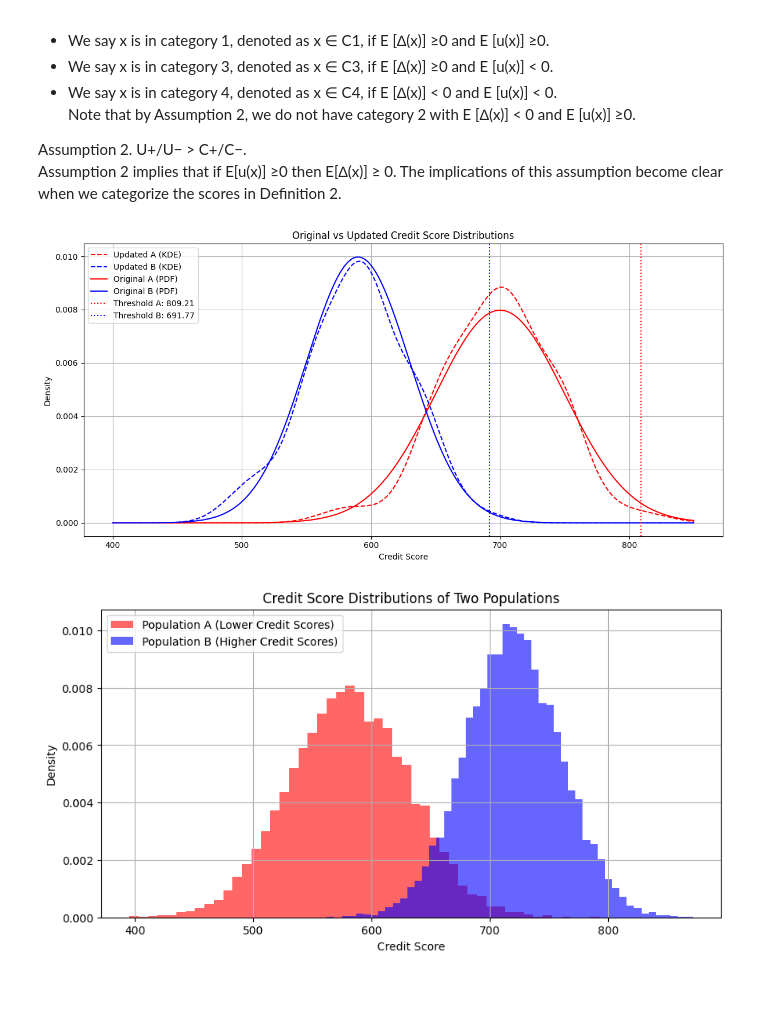
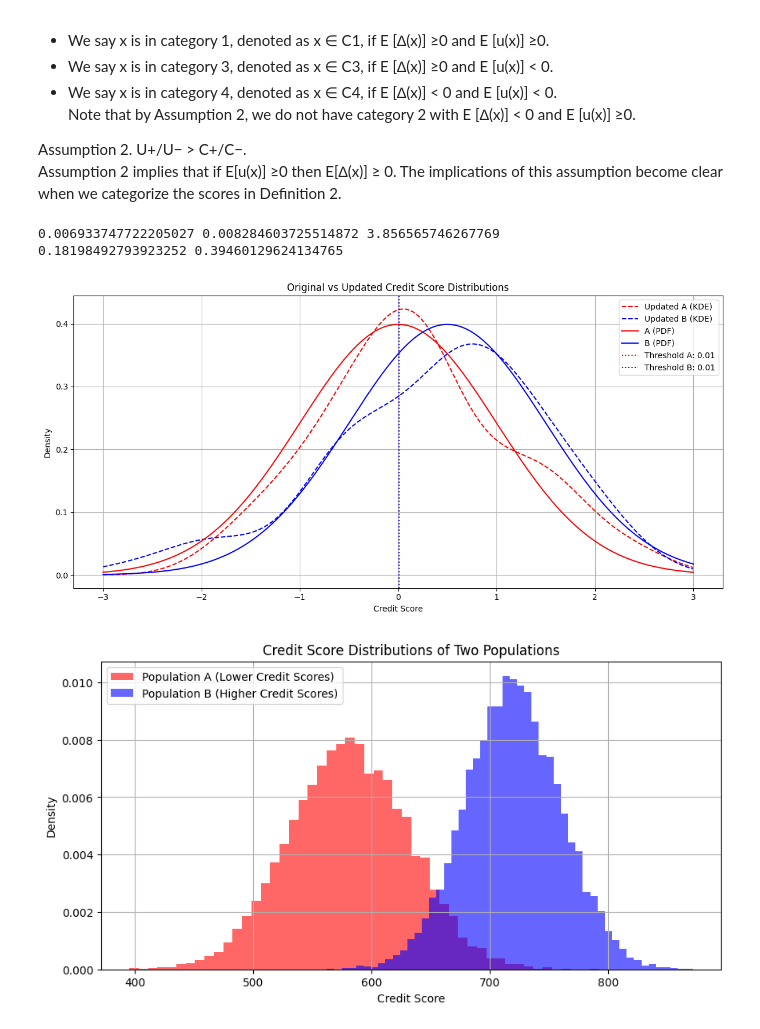
Before and after one commit to joeljins/RoAR, a Jupyter notebook: fairness.ipynb, the cells around one changed output. Drawn from its saved outputs; the diff is of its cells as text; code cells hidden in the pictures; blank space fills up the shorter version.

```diff
--- a/fairness.ipynb
+++ b/fairness.ipynb
@@ -54,8 +54,8 @@ def fair_opt_step(A, B, u_plus, u_minus, c_plus, c_minus, alpha):
     b_threshholds = np.sort(B)
     max_util =  -np.inf
     opt_a, opt_b = None, None
-    updated_samples = None
-    prob = 0.40
+    updated_samples = (A, B)
+    prob = 0.4
 
     w_a = len(A) / (len(A) + len(B))
     w_b = len(B) / (len(A) + len(B))
@@ -78,7 +78,7 @@ def fair_opt_step(A, B, u_plus, u_minus, c_plus, c_minus, alpha):
             b = []
             for sample in B:
                 w = sample + expected(sample, c_plus, c_minus)
-                if w < i:
+                if w < j:
                     b.append(sample)
                 elif sample == j:
                     if np.random.rand() < prob:
@@ -98,56 +98,63 @@ def fair_opt_step(A, B, u_plus, u_minus, c_plus, c_minus, alpha):
                 continue
     return (opt_a, opt_b, max_util, updated_samples)
 
-# Sample generation
+# Sample
 n_samples = 100
-A = np.random.normal(700, 50, n_samples)
-B = np.random.normal(590, 50, n_samples)
+A = np.random.normal(0, 1, n_samples)
+B = np.random.normal(0.5, 1, n_samples)
 
 # Run optimization step
-opt_a, opt_b, max_util, updated_samples = fair_opt_step(A, B, 9, -3, 10, -5, 120)
+opt_a, opt_b, max_util, updated_samples = fair_opt_step(A, B, 9, -3, .1, -.1, 0.5)
 a, b = updated_samples
+
+print(opt_a, opt_b, max_util)
+print(np.mean(a), np.mean(b))
+
+x_min = -3
+x_max = 3
 
 # KDE for updated A and B
 kde_a = gaussian_kde(a)
-x_a = np.linspace(400, 850, 1000)
+x_a = np.linspace(x_min, x_max, 1000)
 y_a = kde_a(x_a)
 
 kde_b = gaussian_kde(b)
-x_b = np.linspace(400, 850, 1000)
+x_b = np.linspace(x_min, x_max, 1000)
 y_b = kde_b(x_b)
 
 # Theoretical distributions
-mean_a, std_a = 700, 50
-mean_b, std_b = 590, 40
-x = np.linspace(400, 850, 1000)
+mean_a, std_a = 0, 1
+mean_b, std_b = 0.5, 1
+x = np.linspace(x_min, x_max, 1000)
 pdf_a = norm.pdf(x, mean_a, std_a)
 pdf_b = norm.pdf(x, mean_b, std_b)
 
-# ✅ Combined plot
 plt.figure(figsize=(12, 6))
 
 # Plot updated KDE distributions
 plt.plot(x_a, y_a, label='Updated A (KDE)', color='red', linestyle='--')
 plt.plot(x_b, y_b, label='Updated B (KDE)', color='blue', linestyle='--')
 
 # Plot original theoretical PDFs
-plt.plot(x, pdf_a, label='Original A (PDF)', color='red', linestyle='-')
-plt.plot(x, pdf_b, label='Original B (PDF)', color='blue', linestyle='-')
+plt.plot(x, pdf_a, label='A (PDF)', color='red', linestyle='-')
+plt.plot(x, pdf_b, label='B (PDF)', color='blue', linestyle='-')
 
-# Add vertical lines for thresholds if desired
+# Thresholds
 plt.axvline(opt_a, color='red', linestyle=':', label=f'Threshold A: {opt_a:.2f}')
 plt.axvline(opt_b, color='blue', linestyle=':', label=f'Threshold B: {opt_b:.2f}')
 
 # Final plot settings
 plt.title("Original vs Updated Credit Score Distributions")
 plt.xlabel("Credit Score")
 plt.ylabel("Density")
 plt.legend()
 plt.grid(True)
 plt.tight_layout()
 plt.show()
 # %% [output]
+0.006933747722205027 0.008284603725514872 3.856565746267769
+0.18198492793923252 0.39460129624134765
-[figure, old version]
+[figure, new version]
 # %%
 import numpy as np
 import matplotlib.pyplot as plt
```
Also changed, not shown: parts of 1 cell of this notebook.
